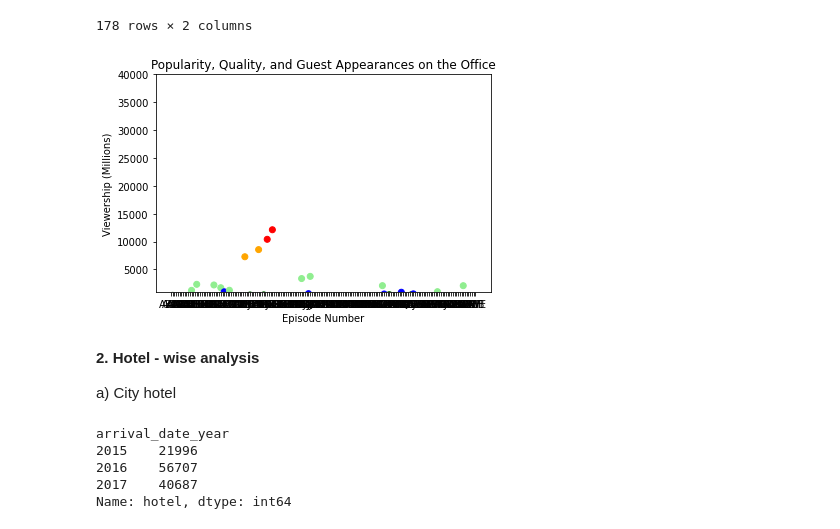
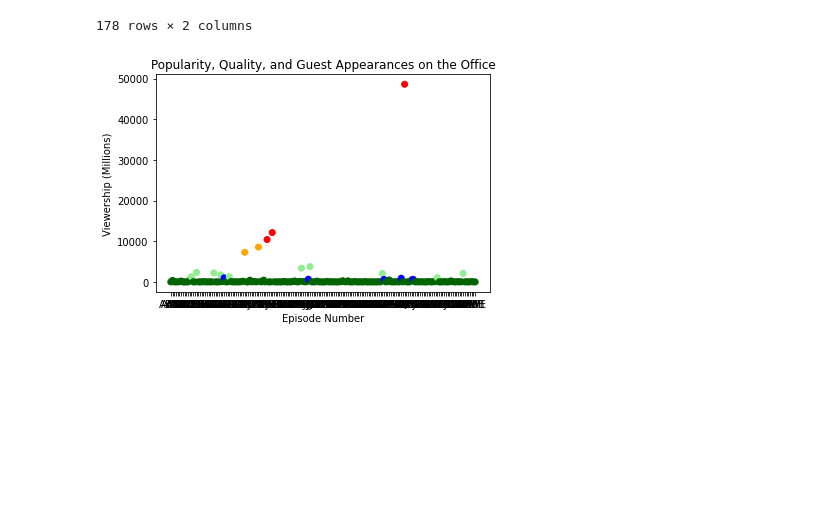
Before and after one commit to sadhanc0419/hotel-booking-data-analysis, a Jupyter notebook: Hotel_Booking_Analysis1_Capstone_Project.ipynb, the cells around one changed output. Drawn from its saved outputs; the diff is of its cells as text; code cells hidden in the pictures; blank space fills up the shorter version.

```diff
--- a/Hotel_Booking_Analysis1_Capstone_Project.ipynb
+++ b/Hotel_Booking_Analysis1_Capstone_Project.ipynb
@@ -264,46 +264,33 @@ import math
 #adding colors
 cls=[]
 
 for ind,rows in country_df.iterrows():
     if rows['count'] > 10000:
       cls.append('red')
 
 
     elif rows['count'] > 5000 :
       cls.append('orange')
     elif rows['count'] > 1000 :
       cls.append('lightgreen')
     elif rows['count'] > 500:
       cls.append('blue')
 
     else:
         cls.append('darkgreen')
 
 # plotting scatterplot
 fig = plt.figure()
 #ax = fig.add_axes([0.1, 0.1, 0.8, 0.8]) # main axes
 #ax.set_yticks([0, 500, 1000, 5000, 10000, 50000])
 
 plt.scatter(country_df['country'],
             country_df['count'],
-            c= cls)
-plt.ylim(1000,40000)
+            c=cls)
+
 plt.title("Popularity, Quality, and Guest Appearances on the Office")
 plt.xlabel("Episode Number")
 plt.ylabel("Viewership (Millions)")
 plt.show()
 # %% [output]
-[figure, old version]
+[figure, new version]
-# %% [markdown]
-**2. Hotel - wise analysis**
-
-a) City hotel
-# %%
-df3 = df.groupby(['arrival_date_year'])['hotel'].count().
-df3.head()
-# %% [output]
-arrival_date_year
-2015    21996
-2016    56707
-2017    40687
-Name: hotel, dtype: int64
```
Also changed, not shown: parts of 28 cells of this notebook.
